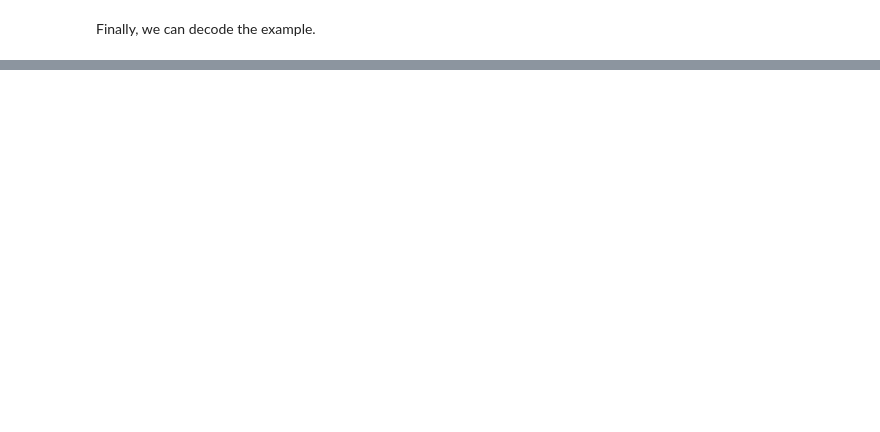
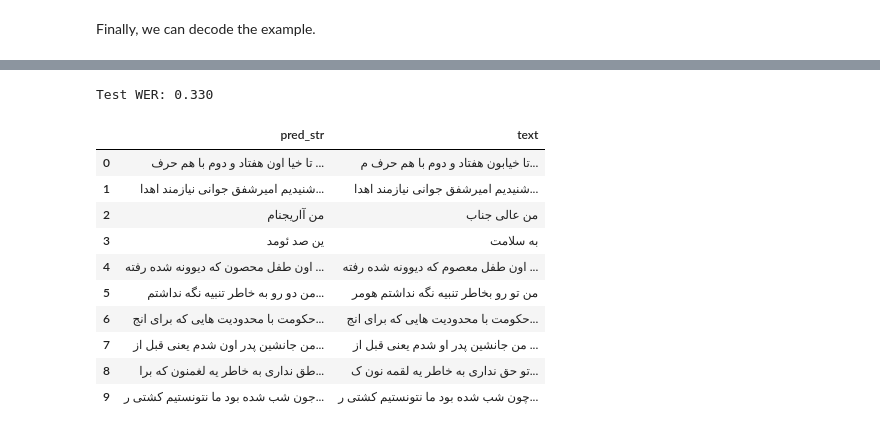
Before and after one commit to azadkhah/speech2text, a Jupyter notebook: Fine_Tune_XLSR_Wav2Vec2.ipynb, the cells around one changed output, grey strips where cells are left out. Saved outputs shown, nothing was run; the diff lists cells and outputs as text; code cells hidden in the pictures; blank space fills up the shorter version.

```diff
--- a/Fine_Tune_XLSR_Wav2Vec2.ipynb
+++ b/Fine_Tune_XLSR_Wav2Vec2.ipynb
@@ -908,0 +930,31 @@ Reference:
+# %%
+def map_to_result(batch):
+  with torch.no_grad():
+    input_values = torch.tensor(batch["input_values"], device="cuda").unsqueeze(0)
+    logits = model(input_values).logits
+
+  pred_ids = torch.argmax(logits, dim=-1)
+  batch["pred_str"] = processor.batch_decode(pred_ids)[0]
+  batch["text"] = processor.decode(batch["labels"], group_tokens=False)
+
+  return batch
+# %%
+results = _common_voice_test.map(map_to_result, remove_columns=_common_voice_test.column_names)
+# %%
+print("Test WER: {:.3f}".format(wer_metric.compute(predictions=results["pred_str"], references=results["text"])))
+# %% [output]
+Test WER: 0.330
+# %%
+show_random_elements(results)
+# %% [output]
+|  | pred_str | text |
+| 0 | تا خیا اون هفتاد و دوم با هم حرف ... | تا خیابون هفتاد و دوم با هم حرف م... |
+| 1 | شنیدیم امیرشفق جوانی نیازمند اهدا... | شنیدیم امیرشفق جوانی نیازمند اهدا... |
+| 2 | من آاریجنام | من عالی جناب |
+| 3 | ین صد ئومد | به سلامت |
+| 4 | اون طفل محصون که دیوونه شده رفته ... | اون طفل معصوم که دیوونه شده رفته ... |
+| 5 | من دو رو به خاطر تنبیه نگه نداشتم... | من تو رو بخاطر تنبیه نگه نداشتم هومر |
+| 6 | حکومت با محدودیت هایی که برای انج... | حکومت با محدودیت هایی که برای انج... |
+| 7 | من جانشین پدر اون شدم یعنی قبل از... | من جانشین پدر او شدم یعنی قبل از ... |
+| 8 | طق نداری به خاطر یه لغمنون که برا... | تو حق نداری به خاطر یه لقمه نون ک... |
+| 9 | جون شب شده بود ما نتونستیم کشتی ر... | چون شب شده بود ما نتونستیم کشتی ر... |
```
Also changed, not shown: parts of 23 cells of this notebook.
